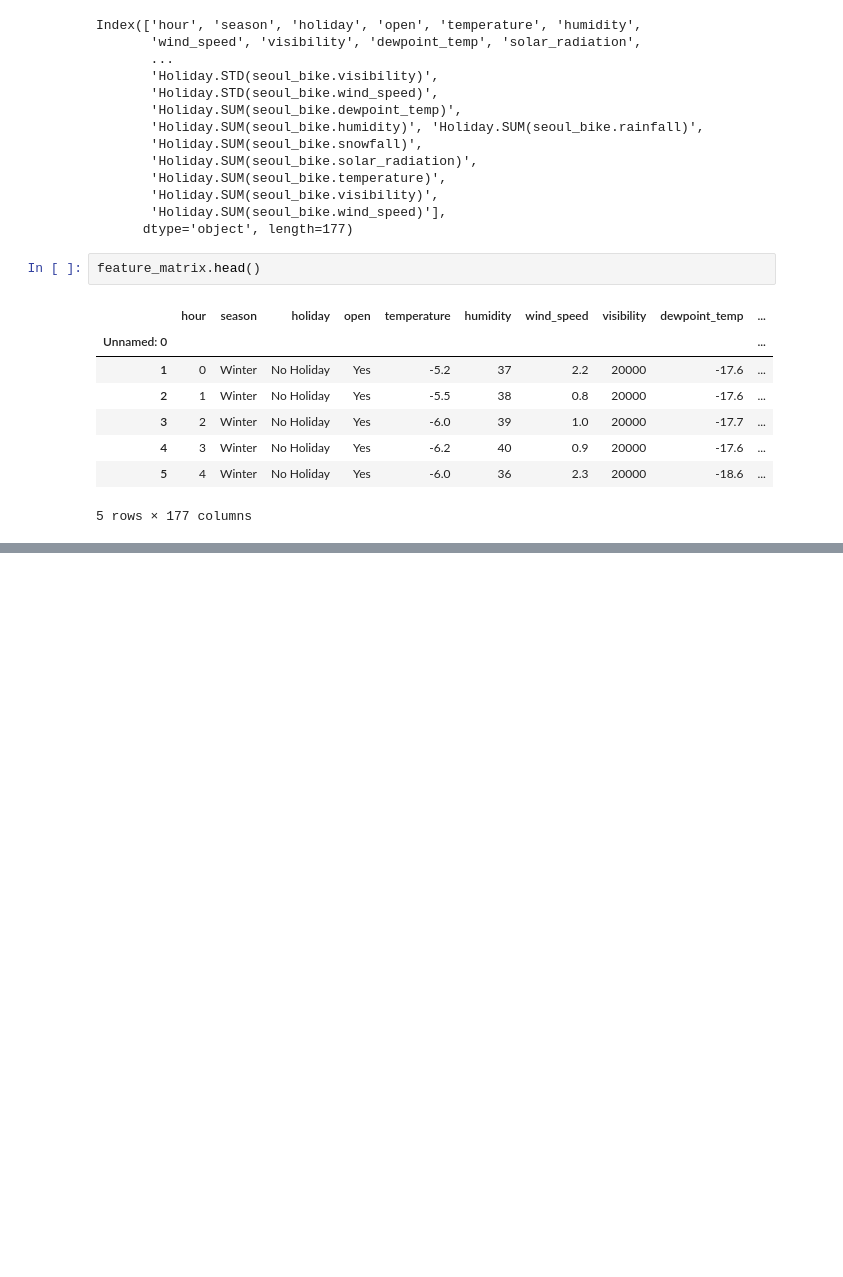
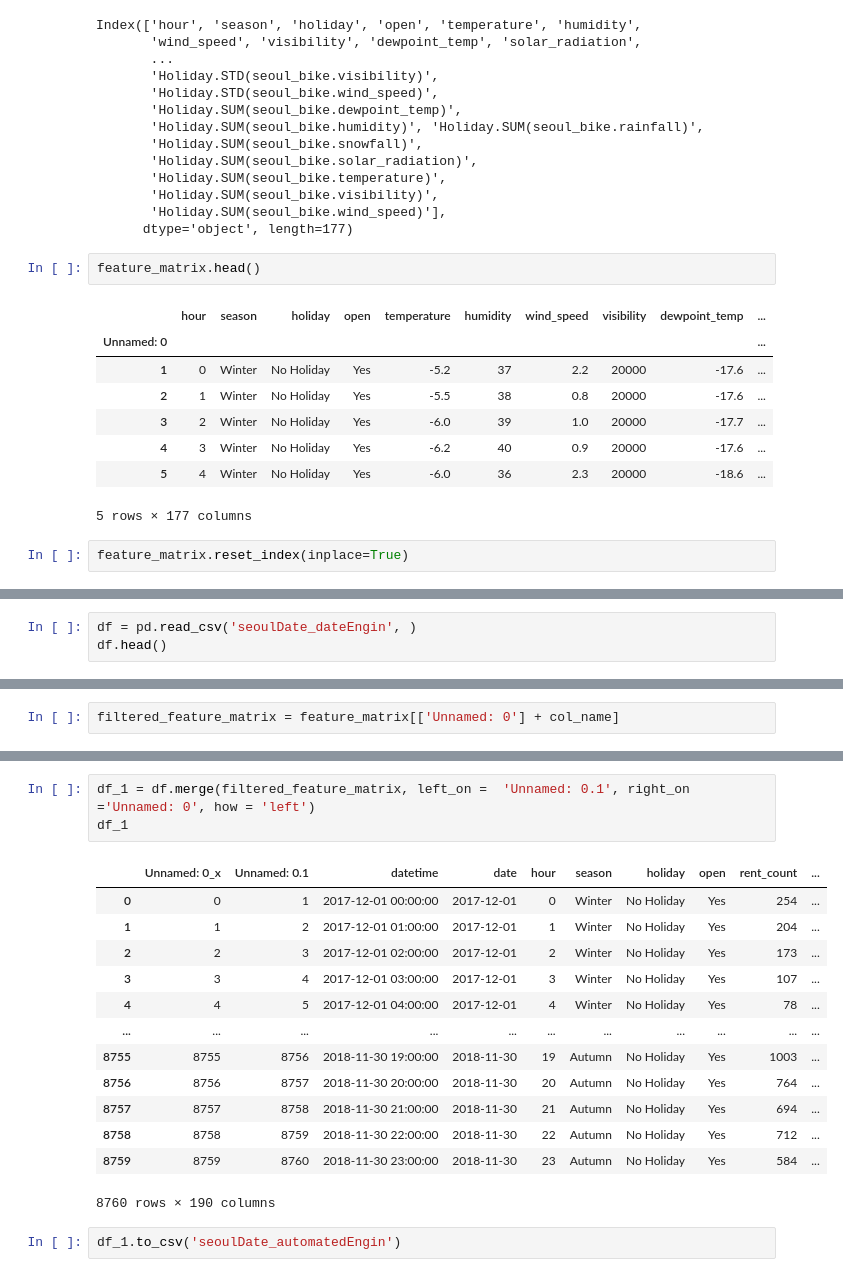
Before and after one commit to Jiian/seoulbike, a Jupyter notebook: feature_engineering/feature_engineering.ipynb, the cells around one changed output, grey strips where cells are left out. Drawn from its saved outputs; the diff is of its cells as text; blank space fills up the shorter version.

Commit message:
automated feature eng

```diff
--- a/feature_engineering/feature_engineering.ipynb
+++ b/feature_engineering/feature_engineering.ipynb
@@ -187,3 +187,5 @@ feature_matrix.head()
 | 4 | 3 | Winter | No Holiday | Yes | -6.2 | 40 | 0.9 | 20000 | -17.6 | ... |
 | 5 | 4 | Winter | No Holiday | Yes | -6.0 | 36 | 2.3 | 20000 | -18.6 | ... |
 5 rows × 177 columns
+# %%
+feature_matrix.reset_index(inplace=True)
@@ -195,0 +232,3 @@ Name: Holiday.SUM(seoul_bike.dewpoint_temp), dtype: int64
+# %%
+df = pd.read_csv('seoulDate_dateEngin', )
+df.head()
@@ -195,0 +409,2 @@ Name: Holiday.SUM(seoul_bike.dewpoint_temp), dtype: int64
+# %%
+filtered_feature_matrix = feature_matrix[['Unnamed: 0'] + col_name]
@@ -195,0 +427,19 @@ Name: Holiday.SUM(seoul_bike.dewpoint_temp), dtype: int64
+# %%
+df_1 = df.merge(filtered_feature_matrix, left_on =  'Unnamed: 0.1', right_on ='Unnamed: 0', how = 'left')
+df_1
+# %% [output]
+|  | Unnamed: 0_x | Unnamed: 0.1 | datetime | date | hour | season | holiday | open | rent_count | ... |
+| 0 | 0 | 1 | 2017-12-01 00:00:00 | 2017-12-01 | 0 | Winter | No Holiday | Yes | 254 | ... |
+| 1 | 1 | 2 | 2017-12-01 01:00:00 | 2017-12-01 | 1 | Winter | No Holiday | Yes | 204 | ... |
+| 2 | 2 | 3 | 2017-12-01 02:00:00 | 2017-12-01 | 2 | Winter | No Holiday | Yes | 173 | ... |
+| 3 | 3 | 4 | 2017-12-01 03:00:00 | 2017-12-01 | 3 | Winter | No Holiday | Yes | 107 | ... |
+| 4 | 4 | 5 | 2017-12-01 04:00:00 | 2017-12-01 | 4 | Winter | No Holiday | Yes | 78 | ... |
+| ... | ... | ... | ... | ... | ... | ... | ... | ... | ... | ... |
+| 8755 | 8755 | 8756 | 2018-11-30 19:00:00 | 2018-11-30 | 19 | Autumn | No Holiday | Yes | 1003 | ... |
+| 8756 | 8756 | 8757 | 2018-11-30 20:00:00 | 2018-11-30 | 20 | Autumn | No Holiday | Yes | 764 | ... |
+| 8757 | 8757 | 8758 | 2018-11-30 21:00:00 | 2018-11-30 | 21 | Autumn | No Holiday | Yes | 694 | ... |
+| 8758 | 8758 | 8759 | 2018-11-30 22:00:00 | 2018-11-30 | 22 | Autumn | No Holiday | Yes | 712 | ... |
+| 8759 | 8759 | 8760 | 2018-11-30 23:00:00 | 2018-11-30 | 23 | Autumn | No Holiday | Yes | 584 | ... |
+8760 rows × 190 columns
+# %%
+df_1.to_csv('seoulDate_automatedEngin')
```
Also changed, not shown: parts of 5 cells of this notebook, 1 other file.
